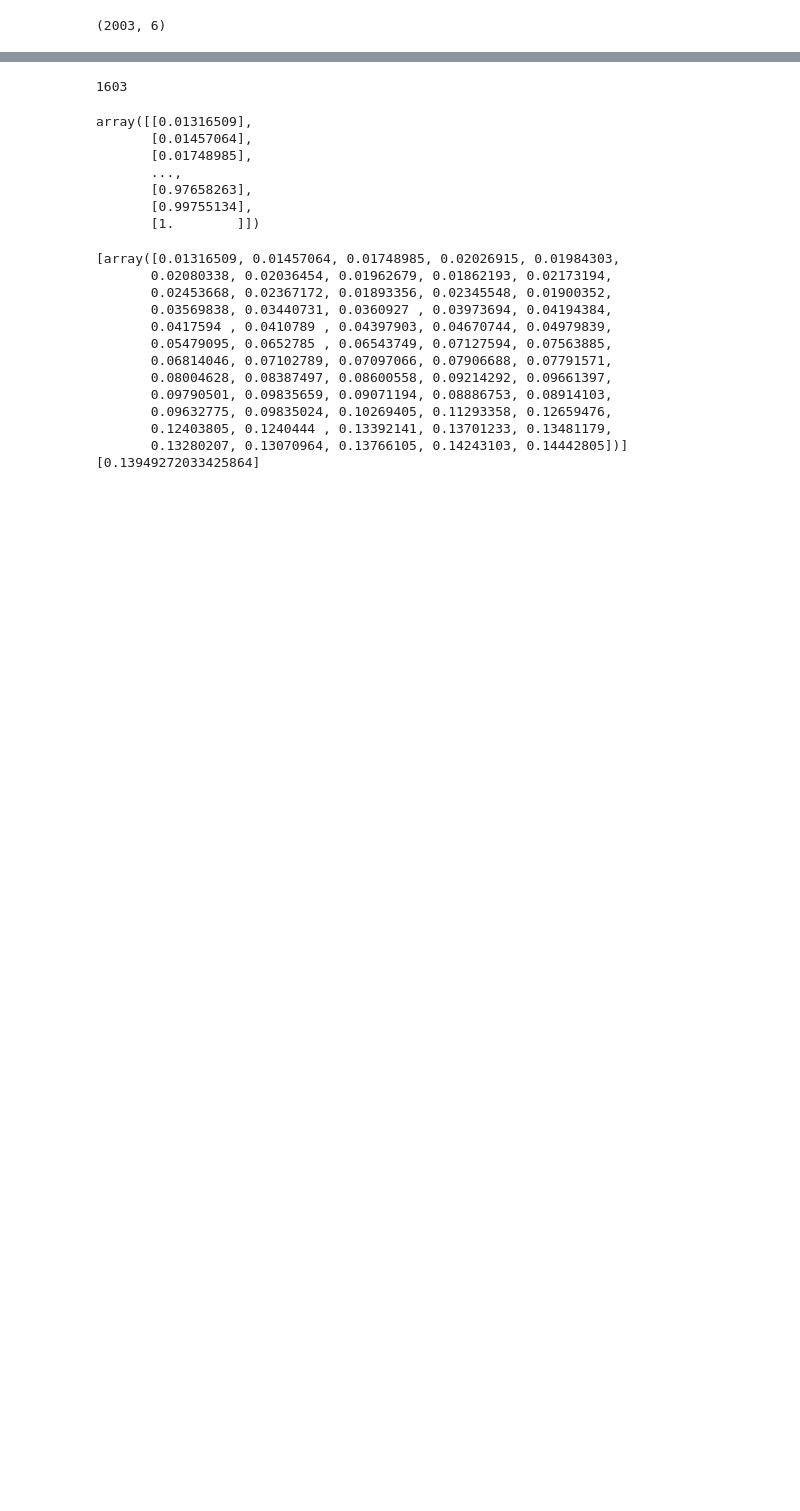
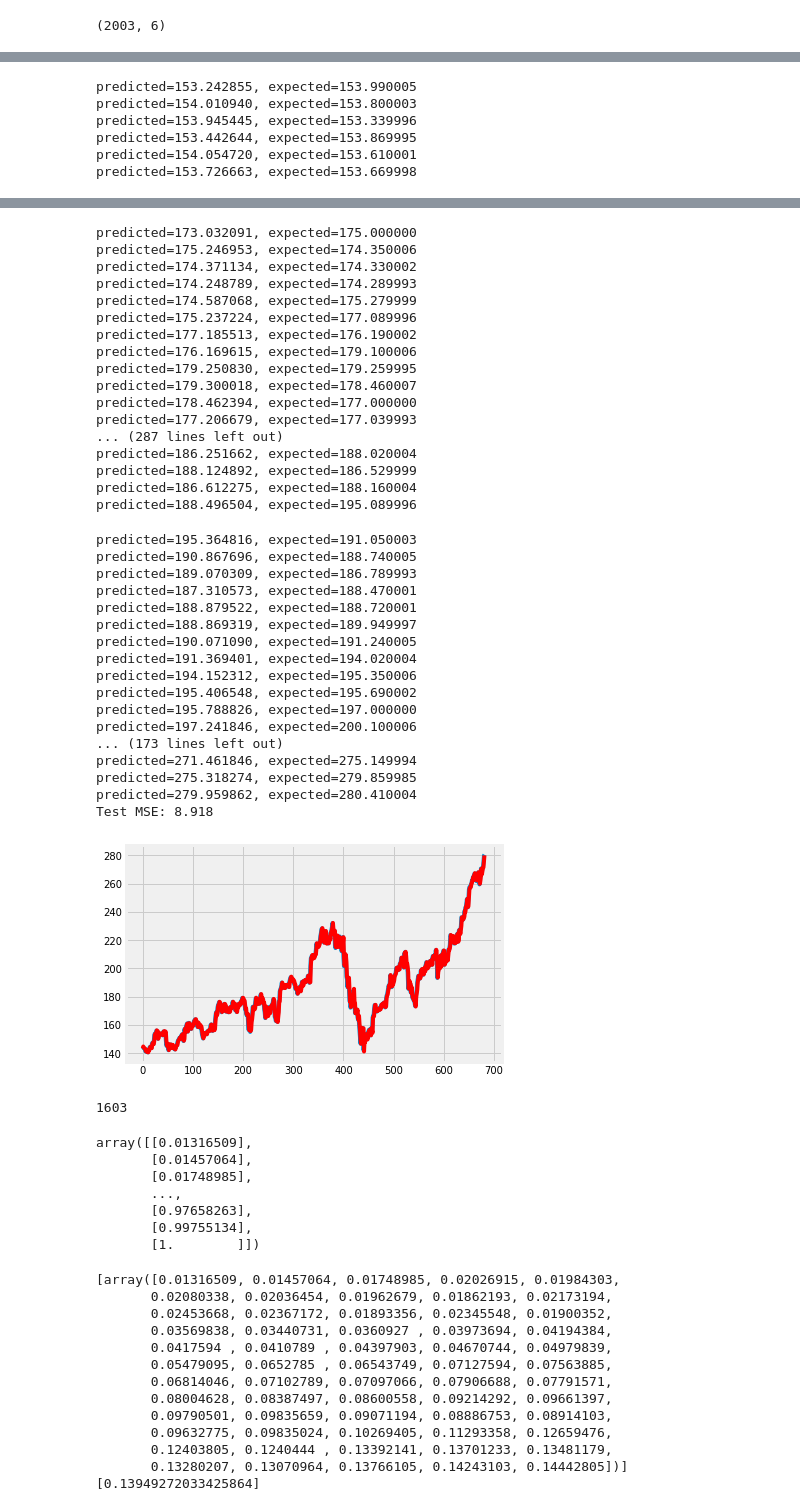
Before and after one commit to Kounteyo/stock_price, a Jupyter notebook: Untitled4.ipynb, the cells around one changed output, grey strips where cells are left out. Cells and saved outputs as stored; diff of their text form; code cells hidden in the pictures; blank space fills up the shorter version.

```diff
--- a/Untitled4.ipynb
+++ b/Untitled4.ipynb
@@ -47,0 +120,5 @@ TypeError: ignored
+# %%
+percentage = 0.6
+series = ts['Close'].tolist()
+size = int(len(series) * 0.66)
+train, test = series[0:size], series[size:len(series)]
@@ -47,0 +175,24 @@ TypeError: ignored
+# %%
+from sklearn.metrics import mean_squared_error
+predicted1 = []
+resid_test = []
+history = train
+for t in range(len(test)):
+    model = ARIMA(history, order=(4,1,2))
+    model_fit = model.fit(disp=0)
+    output = model_fit.forecast()
+    yhat = output[0]
+    resid_test.append(test[t] - output[0])
+    predicted1.append(yhat)
+    obs = test[t]
+    history.append(obs)
+    print('predicted=%f, expected=%f' % (yhat, obs))
+test_resid = []
+for i in resid_test:
+    test_resid.append(i[0])
+error = mean_squared_error(test, predicted1)
+print('Test MSE: %.3f' % error)
+plt.plot(test)
+plt.plot(predicted1, color='red')
+plt.show()
+# %% [output]
@@ -47,0 +216,6 @@ TypeError: ignored
+predicted=153.242855, expected=153.990005
+predicted=154.010940, expected=153.800003
+predicted=153.945445, expected=153.339996
+predicted=153.442644, expected=153.869995
+predicted=154.054720, expected=153.610001
+predicted=153.726663, expected=153.669998
@@ -48,3 +239,38 @@ TypeError: ignored
+predicted=173.032091, expected=175.000000
+predicted=175.246953, expected=174.350006
+predicted=174.371134, expected=174.330002
+predicted=174.248789, expected=174.289993
+predicted=174.587068, expected=175.279999
+predicted=175.237224, expected=177.089996
+predicted=177.185513, expected=176.190002
+predicted=176.169615, expected=179.100006
+predicted=179.250830, expected=179.259995
+predicted=179.300018, expected=178.460007
+predicted=178.462394, expected=177.000000
+predicted=177.206679, expected=177.039993
+... (287 lines left out)
+predicted=186.251662, expected=188.020004
+predicted=188.124892, expected=186.529999
+predicted=186.612275, expected=188.160004
+predicted=188.496504, expected=195.089996
+predicted=195.364816, expected=191.050003
+predicted=190.867696, expected=188.740005
+predicted=189.070309, expected=186.789993
+predicted=187.310573, expected=188.470001
+predicted=188.879522, expected=188.720001
+predicted=188.869319, expected=189.949997
+predicted=190.071090, expected=191.240005
+predicted=191.369401, expected=194.020004
+predicted=194.152312, expected=195.350006
+predicted=195.406548, expected=195.690002
+predicted=195.788826, expected=197.000000
+predicted=197.241846, expected=200.100006
+... (173 lines left out)
+predicted=271.461846, expected=275.149994
+predicted=275.318274, expected=279.859985
+predicted=279.959862, expected=280.410004
+Test MSE: 8.918
+[figure, added]
 # %%
 #create a new dataframe with only close column
 data=df.filter(['Close'])
```
Also changed, not shown: parts of 16 cells of this notebook.
